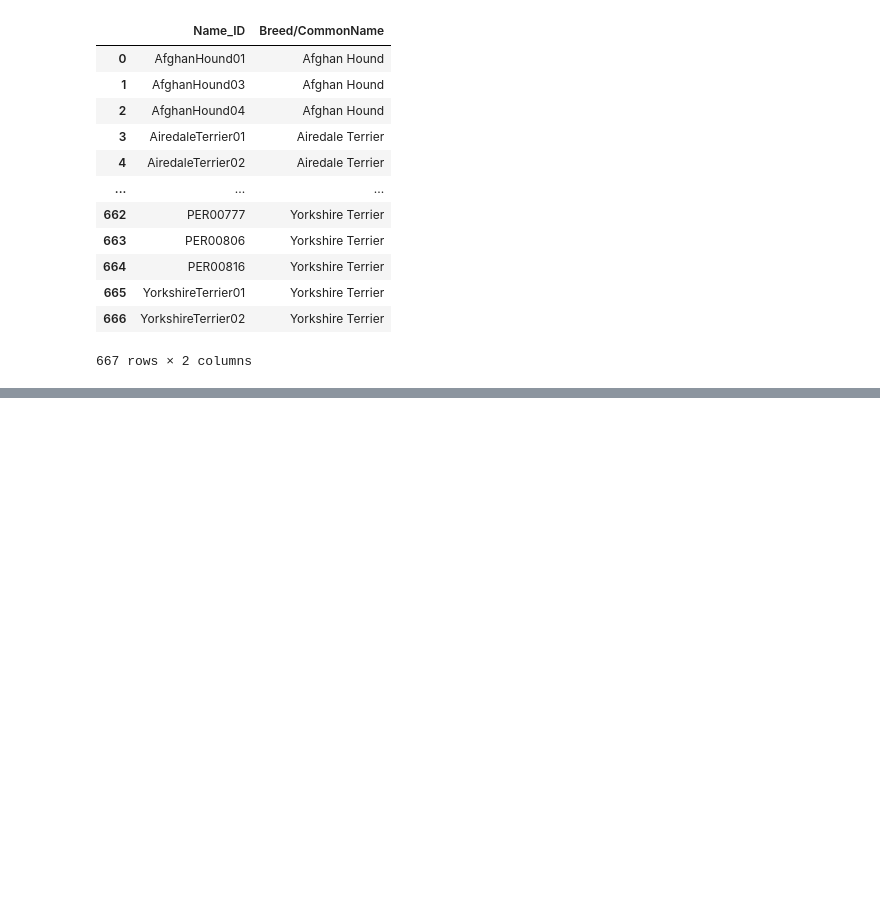
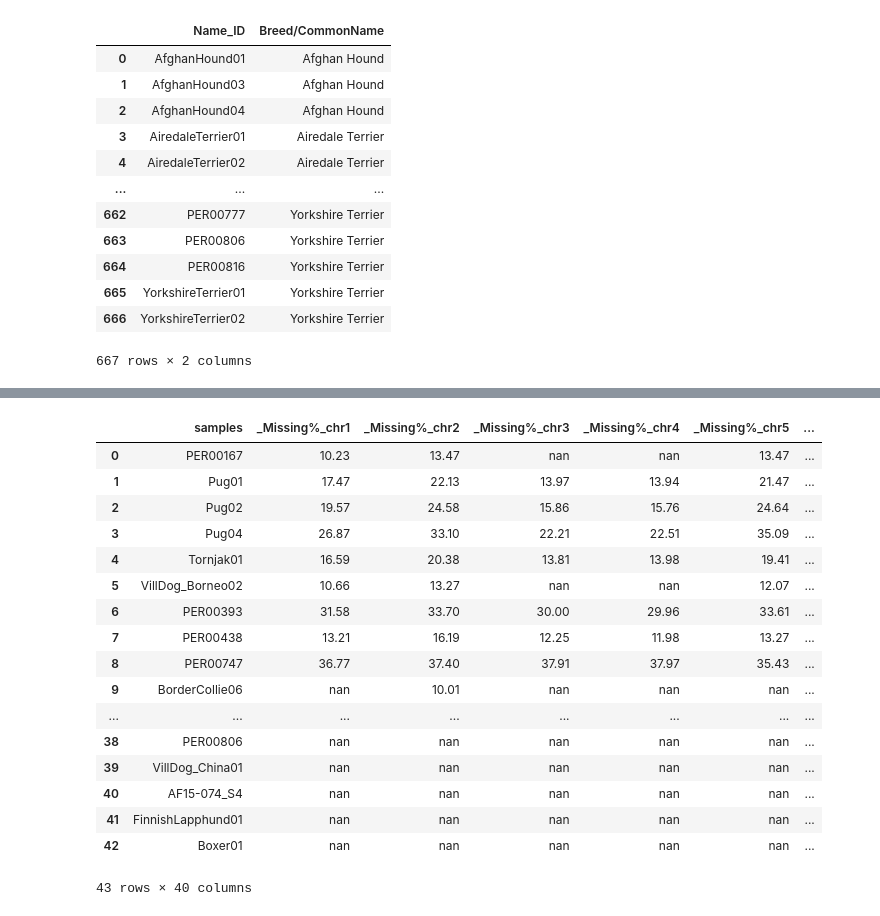
Before and after one commit to RichRast/Ge3Net, a Jupyter notebook: Notebooks/Shared_Notebooks/Dogs_Sample_Map.ipynb, the cells around one changed output, grey strips where cells are left out. Saved outputs shown, nothing was run; the diff lists cells and outputs as text; code cells hidden in the pictures; blank space fills up the shorter version.

```diff
--- a/Notebooks/Shared_Notebooks/Dogs_Sample_Map.ipynb
+++ b/Notebooks/Shared_Notebooks/Dogs_Sample_Map.ipynb
@@ -91,0 +195,23 @@ sample_map.to_csv(r'/scratch/groups/cdbustam/richras/data_in/dogs/expt2_sample.t
+# %%
+df_rm_info = df_rm_outer.merge(metadata[["Name_ID", "Breed/CommonName"]], how="left", left_on="samples", \
+                               right_on="Name_ID").drop(columns=["Name_ID"])
+df_rm_info
+# %% [output]
+|  | samples | _Missing%_chr1 | _Missing%_chr2 | _Missing%_chr3 | _Missing%_chr4 | _Missing%_chr5 | ... |
+| 0 | PER00167 | 10.23 | 13.47 | nan | nan | 13.47 | ... |
+| 1 | Pug01 | 17.47 | 22.13 | 13.97 | 13.94 | 21.47 | ... |
+| 2 | Pug02 | 19.57 | 24.58 | 15.86 | 15.76 | 24.64 | ... |
+| 3 | Pug04 | 26.87 | 33.10 | 22.21 | 22.51 | 35.09 | ... |
+| 4 | Tornjak01 | 16.59 | 20.38 | 13.81 | 13.98 | 19.41 | ... |
+| 5 | VillDog_Borneo02 | 10.66 | 13.27 | nan | nan | 12.07 | ... |
+| 6 | PER00393 | 31.58 | 33.70 | 30.00 | 29.96 | 33.61 | ... |
+| 7 | PER00438 | 13.21 | 16.19 | 12.25 | 11.98 | 13.27 | ... |
+| 8 | PER00747 | 36.77 | 37.40 | 37.91 | 37.97 | 35.43 | ... |
+| 9 | BorderCollie06 | nan | 10.01 | nan | nan | nan | ... |
+| ... | ... | ... | ... | ... | ... | ... | ... |
+| 38 | PER00806 | nan | nan | nan | nan | nan | ... |
+| 39 | VillDog_China01 | nan | nan | nan | nan | nan | ... |
+| 40 | AF15-074_S4 | nan | nan | nan | nan | nan | ... |
+| 41 | FinnishLapphund01 | nan | nan | nan | nan | nan | ... |
+| 42 | Boxer01 | nan | nan | nan | nan | nan | ... |
+43 rows × 40 columns
```
Also changed, not shown: parts of 12 cells of this notebook, 10 other files.
